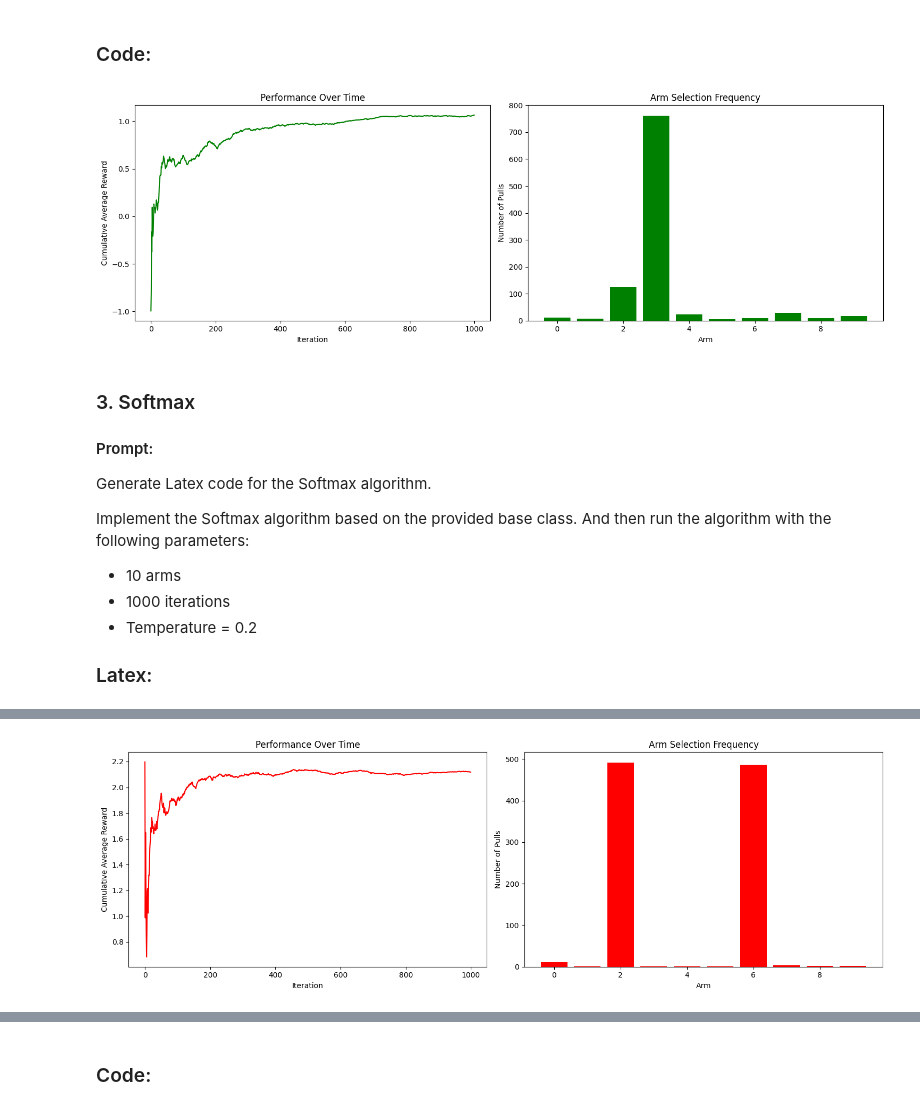
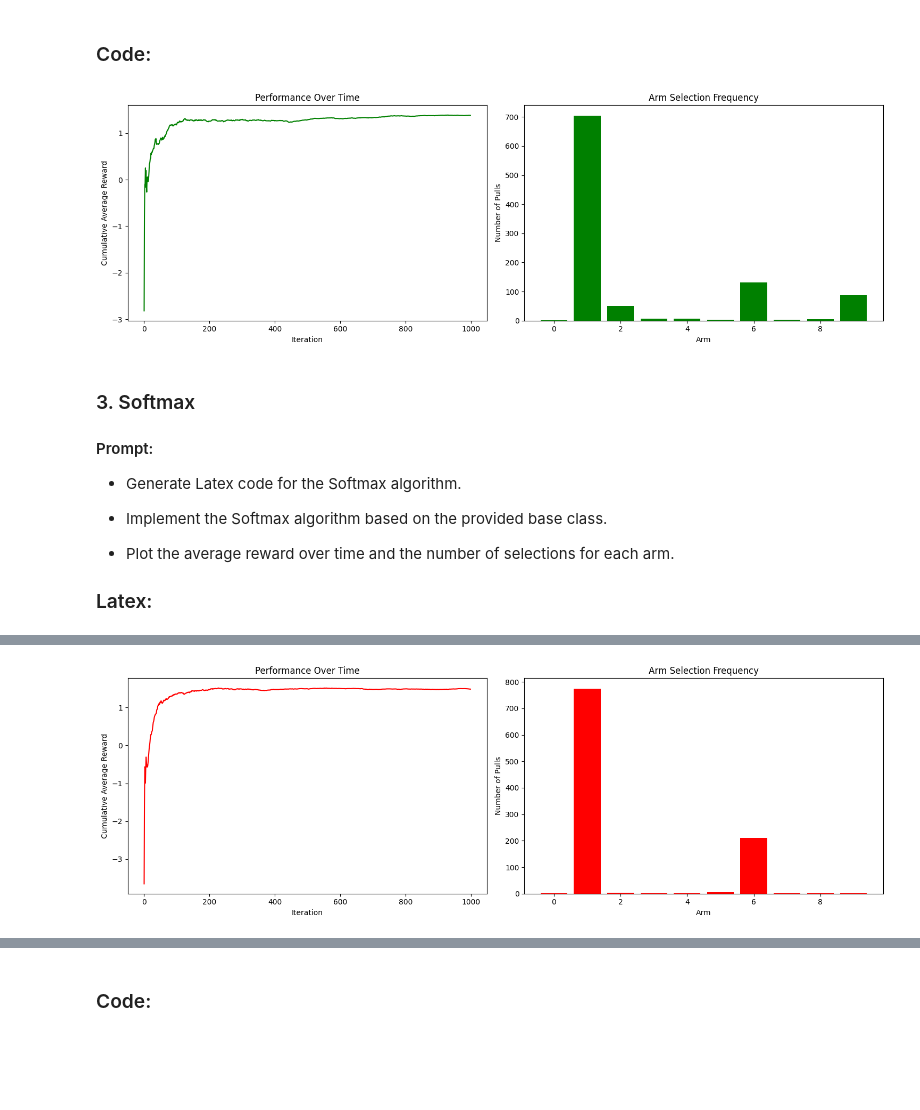
Before and after one commit to devilhyt/nchu-stuff, a Jupyter notebook: 2025-spring/drl/hw3/main.ipynb, the cells around one changed output, grey strips where cells are left out. Drawn from its saved outputs; the diff is of its cells as text; code cells hidden in the pictures; blank space fills up the shorter version.

Commit message:
fix(drl hw3): ensure consistent true rewards when comparing algorithms

```diff
--- a/2025-spring/drl/hw3/main.ipynb
+++ b/2025-spring/drl/hw3/main.ipynb
@@ -158,3 +160,7 @@ class MultiArmedBandit(ABC):
+# %%
+n_arms = 10
+iterations = 1000
+true_rewards = np.random.normal(0, 1, n_arms)
 # %% [markdown]
 ### 1. Epsilon-Greedy
 
@@ -320,22 +320,21 @@ class UCB(MultiArmedBandit):
         # Return the arm with the highest UCB value
         return np.argmax(ucb_values)
 # %%
-ucb = UCB(n_arms=10, iterations=1000)
+ucb = UCB(n_arms=n_arms, iterations=iterations, c=2.0, true_rewards=true_rewards)
 ucb_cumulative_rewards, ucb_arm_counts, ucb_selected_arms = ucb.run()
 ucb.plot_results(color='green')
 # %% [output]
-[figure, old version]
+[figure, new version]
 # %% [markdown]
 ### 3. Softmax
 
 #### Prompt:
 
-Generate Latex code for the Softmax algorithm.
+- Generate Latex code for the Softmax algorithm.
 
-Implement the Softmax algorithm based on the provided base class. And then run the algorithm with the following parameters:
-- 10 arms
-- 1000 iterations
-- Temperature = 0.2
+- Implement the Softmax algorithm based on the provided base class.
+
+- Plot the average reward over time and the number of selections for each arm.
 
 ### Latex:
 <!-- ![softmax](image/softmax.png) -->
@@ -396,11 +395,11 @@ class Softmax(MultiArmedBandit):
         # Sample an arm according to the calculated probabilities
         return np.random.choice(self.n_arms, p=probabilities)
 # %%
-softmax = Softmax(n_arms=10, iterations=1000)
+softmax = Softmax(n_arms=n_arms, iterations=iterations, temperature=0.2, true_rewards=true_rewards)
 softmax_cumulative_rewards, softmax_arm_counts, softmax_selected_arms = softmax.run()
 softmax.plot_results(color='red')
 # %% [output]
-[figure, old version]
+[figure, new version]
 # %% [markdown]
 ### 4. Thompson Sampling
 
```
Also changed, not shown: parts of 8 cells of this notebook, 1 other file.
